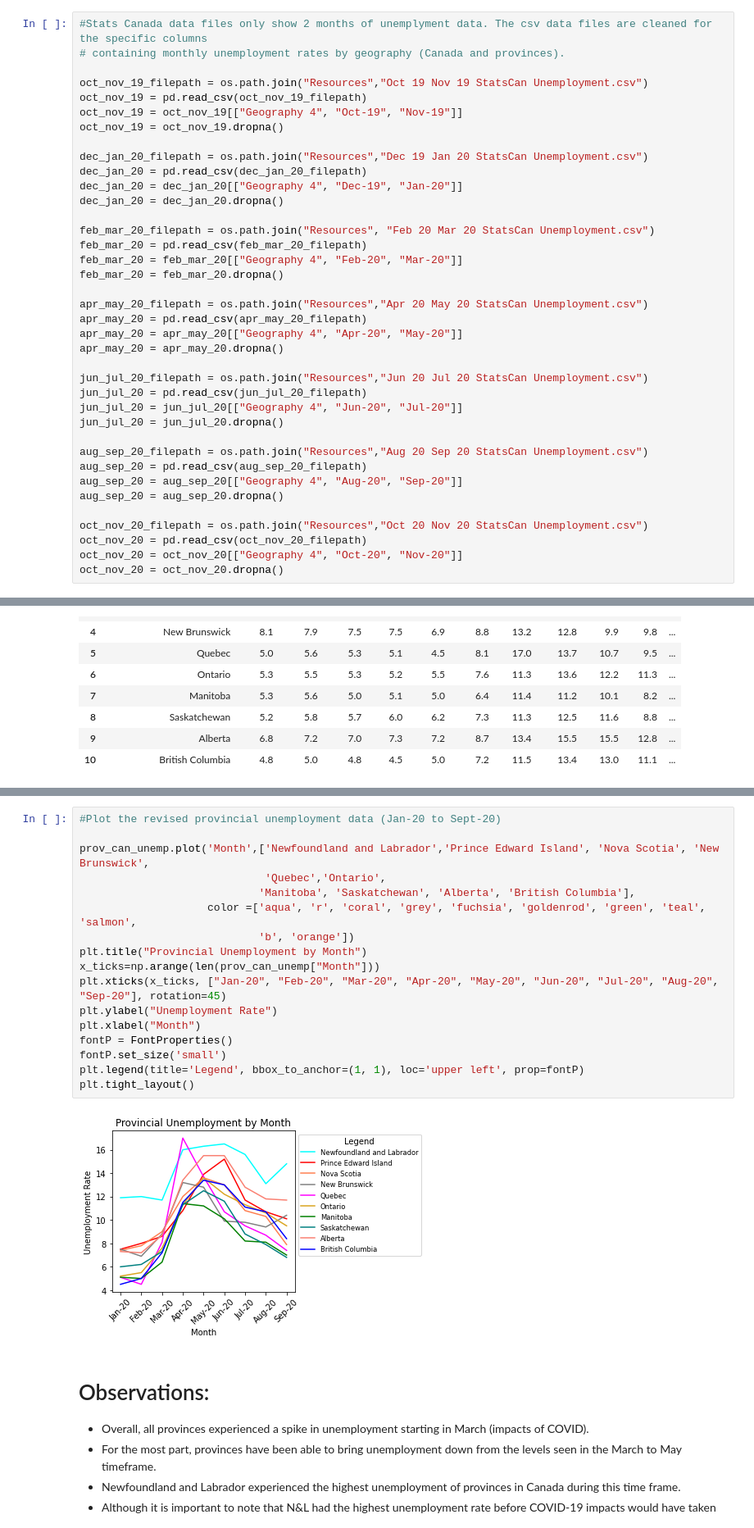
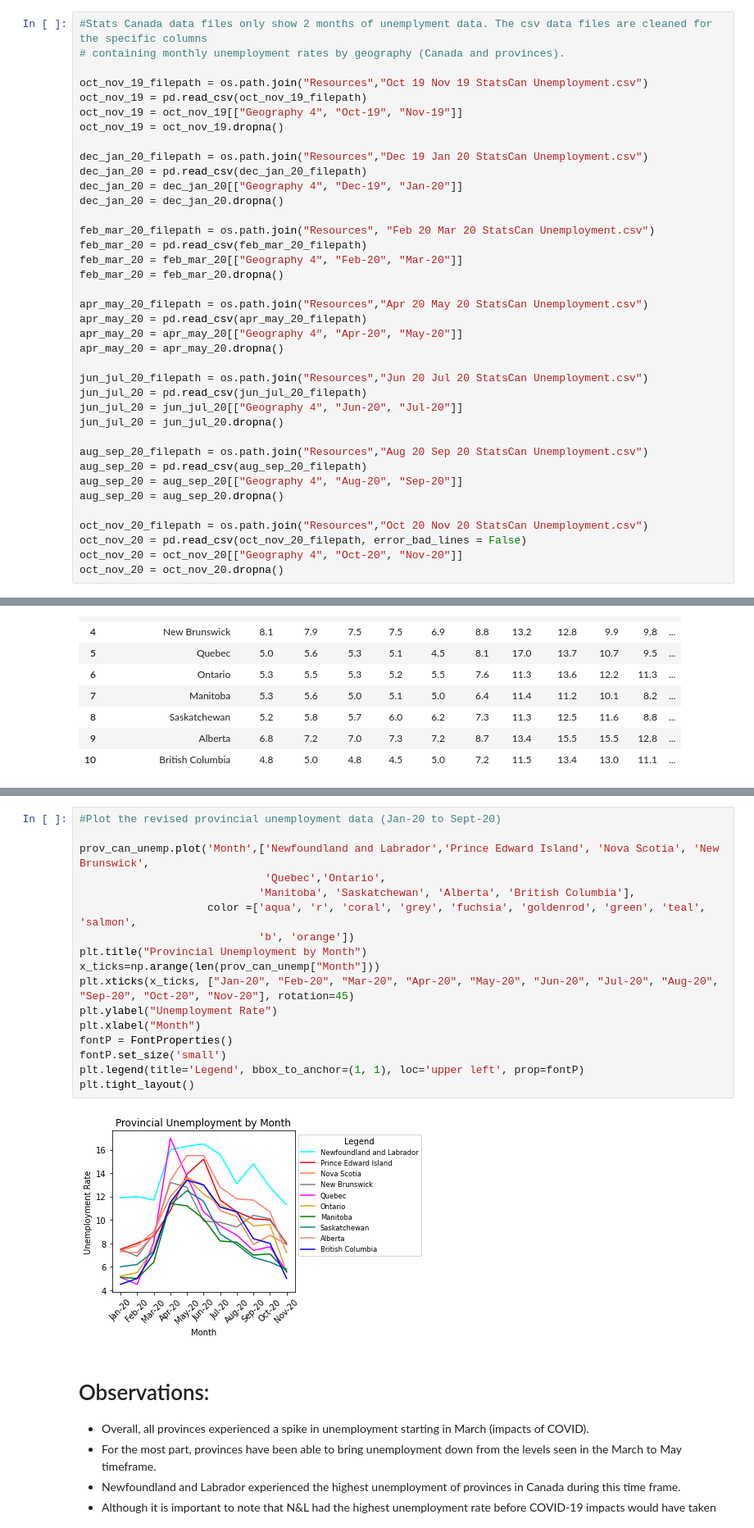
Before and after one commit to chenghaohan/ETL_Project_2, a Jupyter notebook: Unemployment.ipynb, the cells around one changed output, grey strips where cells are left out. Shown at 82% size. Saved outputs shown, nothing was run; the diff lists cells and outputs as text.

```diff
--- a/Unemployment.ipynb
+++ b/Unemployment.ipynb
@@ -47,6 +47,6 @@ aug_sep_20 = aug_sep_20[["Geography 4", "Aug-20", "Sep-20"]]
 aug_sep_20 = aug_sep_20.dropna()
 
 oct_nov_20_filepath = os.path.join("Resources","Oct 20 Nov 20 StatsCan Unemployment.csv")
-oct_nov_20 = pd.read_csv(oct_nov_20_filepath)
+oct_nov_20 = pd.read_csv(oct_nov_20_filepath, error_bad_lines = False)
 oct_nov_20 = oct_nov_20[["Geography 4", "Oct-20", "Nov-20"]]
 oct_nov_20 = oct_nov_20.dropna()
@@ -139,22 +141,22 @@ prov_can_unemp
 # %%
 #Plot the revised provincial unemployment data (Jan-20 to Sept-20)
 
 prov_can_unemp.plot('Month',['Newfoundland and Labrador','Prince Edward Island', 'Nova Scotia', 'New Brunswick',
                              'Quebec','Ontario',
                             'Manitoba', 'Saskatchewan', 'Alberta', 'British Columbia'],
                     color =['aqua', 'r', 'coral', 'grey', 'fuchsia', 'goldenrod', 'green', 'teal', 'salmon',
                             'b', 'orange'])
 plt.title("Provincial Unemployment by Month")
 x_ticks=np.arange(len(prov_can_unemp["Month"]))
-plt.xticks(x_ticks, ["Jan-20", "Feb-20", "Mar-20", "Apr-20", "May-20", "Jun-20", "Jul-20", "Aug-20", "Sep-20"], rotation=45)
+plt.xticks(x_ticks, ["Jan-20", "Feb-20", "Mar-20", "Apr-20", "May-20", "Jun-20", "Jul-20", "Aug-20", "Sep-20", "Oct-20", "Nov-20"], rotation=45)
 plt.ylabel("Unemployment Rate")
 plt.xlabel("Month")
 fontP = FontProperties()
 fontP.set_size('small')
 plt.legend(title='Legend', bbox_to_anchor=(1, 1), loc='upper left', prop=fontP)
 plt.tight_layout()
 # %% [output]
-[figure, old version]
+[figure, new version]
 # %% [markdown]
 # Observations:
 
```
Also changed, not shown: parts of 9 cells of this notebook, 3 other files.
